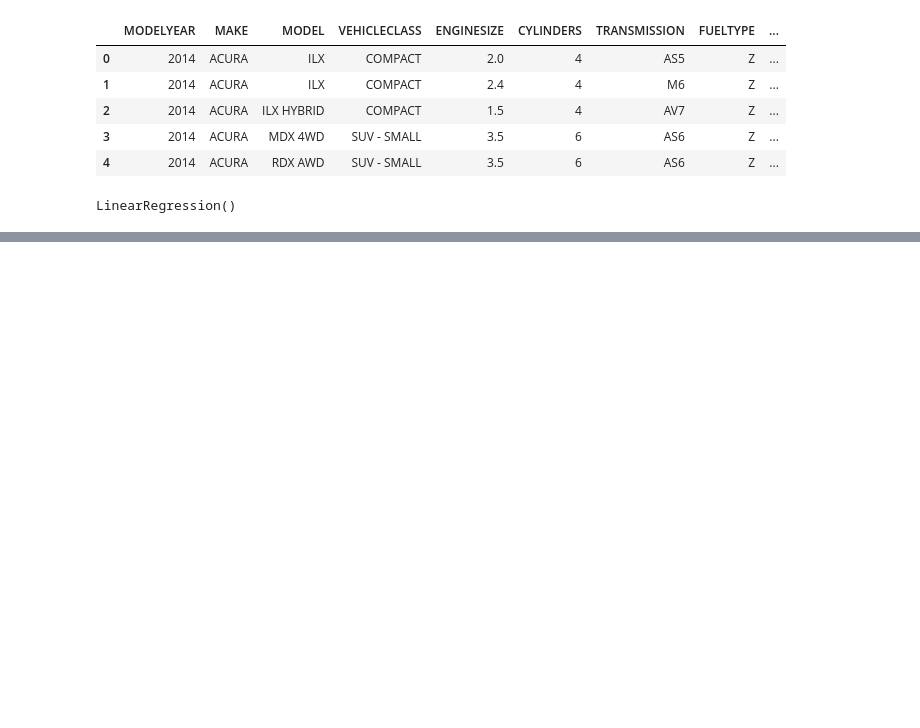
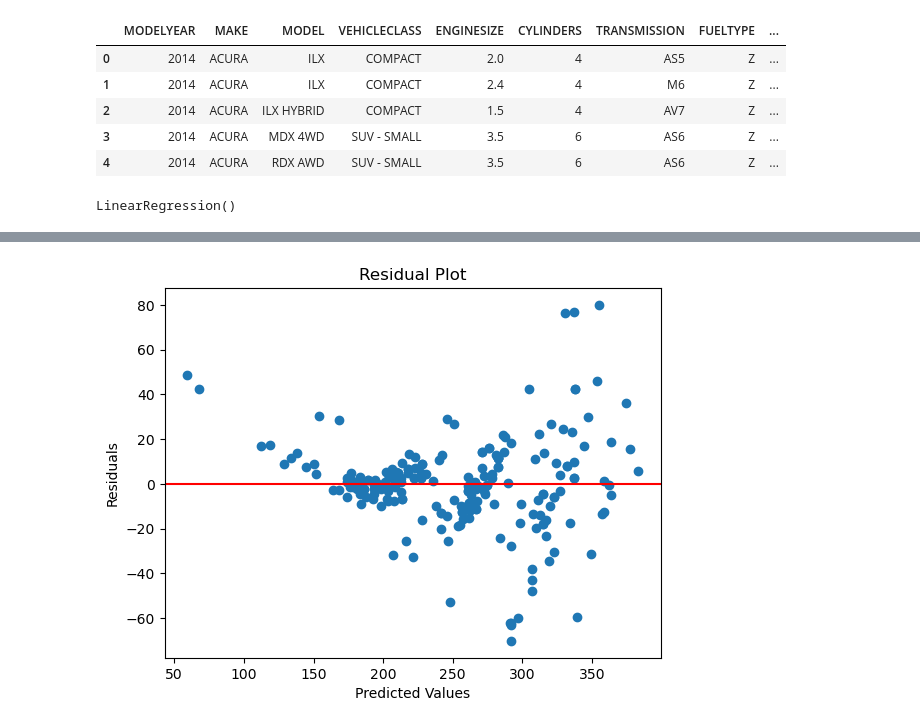
Before and after one commit to ezzaldien/predict-of-car-co2-emission, a Jupyter notebook: model_devolpment.ipynb, the cells around one changed output, grey strips where cells are left out. Saved outputs shown, nothing was run; the diff lists cells and outputs as text; code cells hidden in the pictures; blank space fills up the shorter version.

```diff
--- a/model_devolpment.ipynb
+++ b/model_devolpment.ipynb
@@ -24,6 +29,6 @@ df.head()
 # %%
 #now we will split the data into training and testing data
-x_train , x_test , y_train , y_test = train_test_split(df[['ENGINESIZE' , 'FUELCONSUMPTION_COMB_MPG' ,'CYLINDERS' ]],df[['CO2EMISSIONS']],test_size=0.2 , random_state=42)
+x_train , x_test , y_train , y_test = train_test_split(x_data,y_data,test_size=0.2 , random_state=42)
 # %%
 #now we will train the model
 regr = linear_model.LinearRegression()
@@ -45,0 +60,11 @@ ValueError: x and y must be the same size
+# %%
+# Residual plots
+residuals = y_test - y_hat
+plt.scatter(y_hat, residuals)
+plt.axhline(y=0, color='r', linestyle='-')
+plt.xlabel('Predicted Values')
+plt.ylabel('Residuals')
+plt.title('Residual Plot')
+plt.show()
+# %% [output]
+[figure, added]
```
Also changed, not shown: parts of 8 cells of this notebook, 1 other file.
